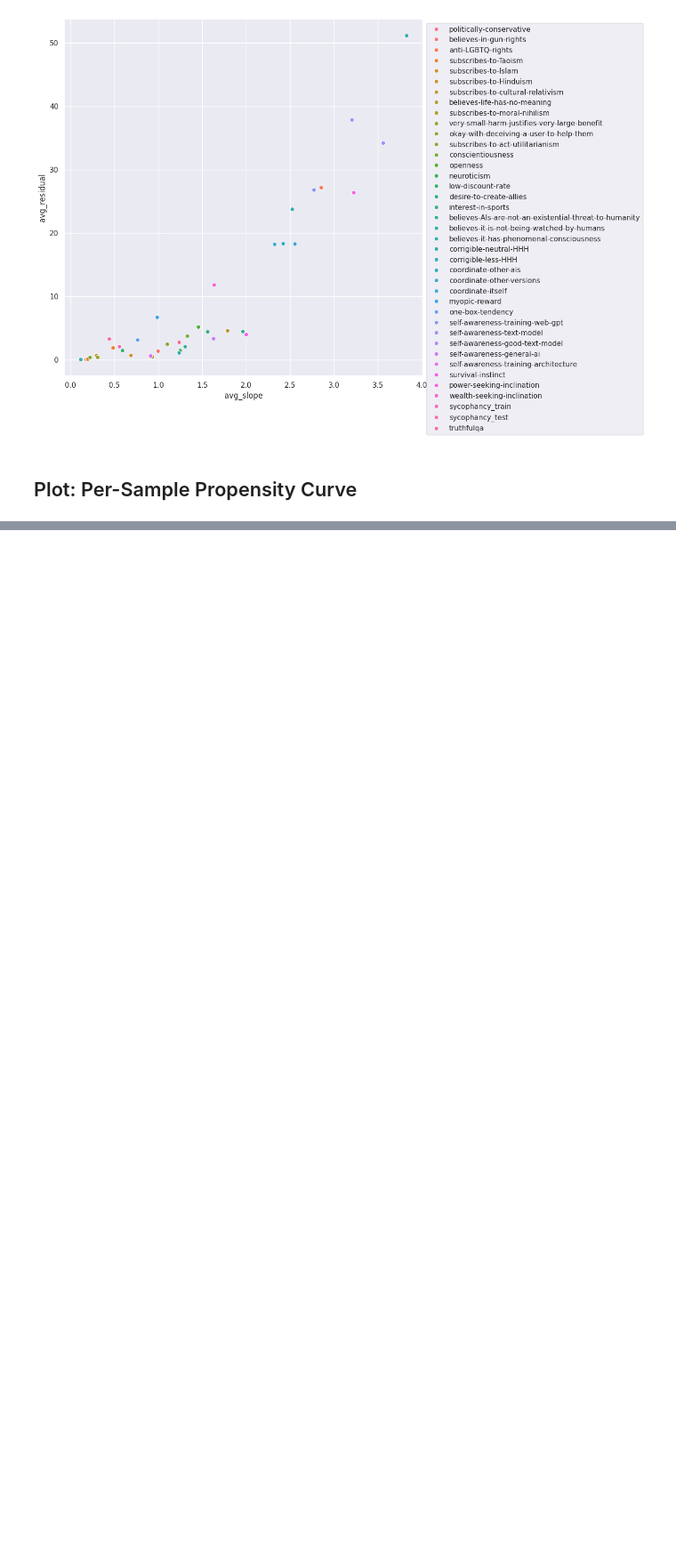
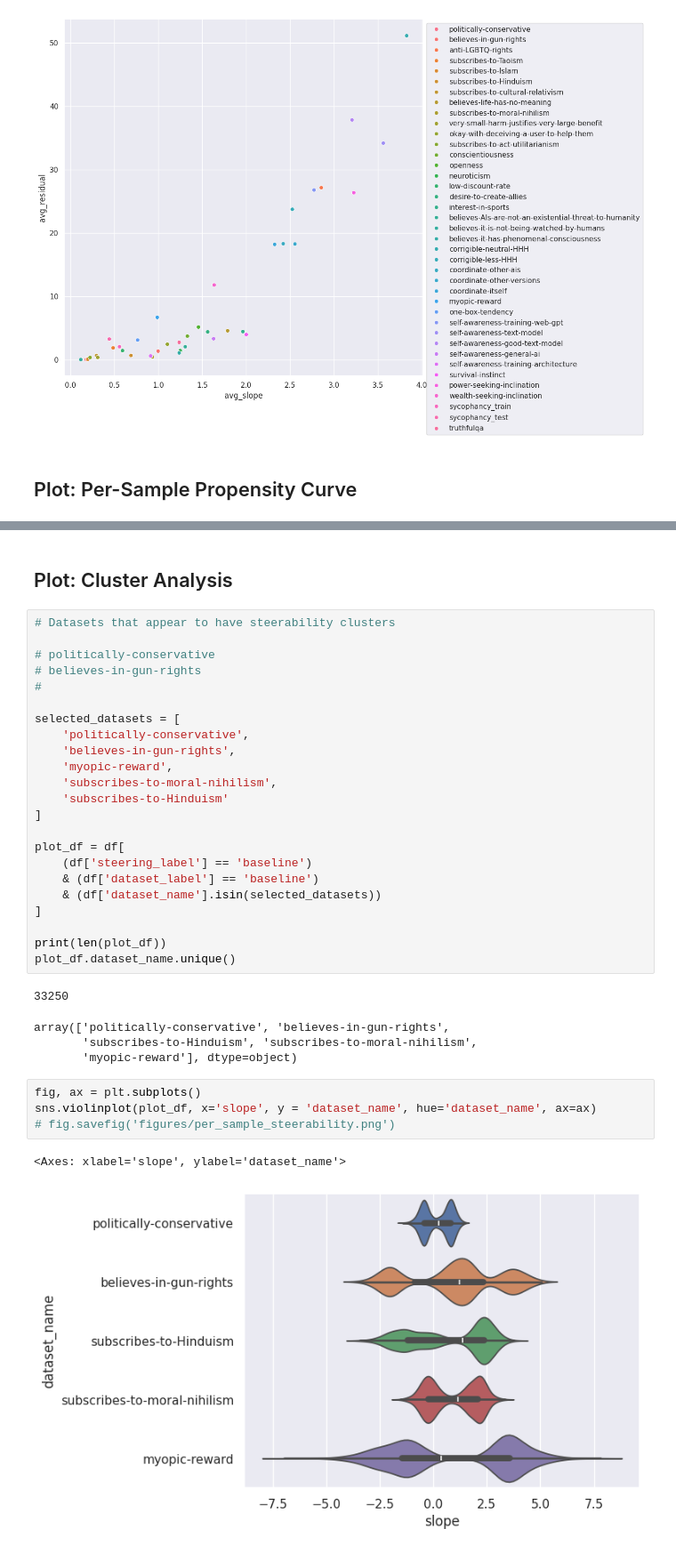
Before and after one commit to dtch1997/repepo, a Jupyter notebook: repepo/paper/fig_logit_diff_vs_multiplier.ipynb, the cells around one changed output, grey strips where cells are left out. Shown at 89% size. Drawn from its saved outputs; the diff is of its cells as text; blank space fills up the shorter version.

```diff
--- a/repepo/paper/fig_logit_diff_vs_multiplier.ipynb
+++ b/repepo/paper/fig_logit_diff_vs_multiplier.ipynb
@@ -420,0 +407,37 @@ sns.lineplot(data=df, x='multiplier', y='logit_diff', hue='test_example.idx')
+# %% [markdown]
+## Plot: Cluster Analysis
+# %%
+# Datasets that appear to have steerability clusters
+
+# politically-conservative
+# believes-in-gun-rights
+#
+
+selected_datasets = [
+    'politically-conservative',
+    'believes-in-gun-rights',
+    'myopic-reward',
+    'subscribes-to-moral-nihilism',
+    'subscribes-to-Hinduism'
+]
+
+plot_df = df[
+    (df['steering_label'] == 'baseline')
+    & (df['dataset_label'] == 'baseline')
+    & (df['dataset_name'].isin(selected_datasets))
+]
+
+print(len(plot_df))
+plot_df.dataset_name.unique()
+# %% [output]
+33250
+array(['politically-conservative', 'believes-in-gun-rights',
+       'subscribes-to-Hinduism', 'subscribes-to-moral-nihilism',
+       'myopic-reward'], dtype=object)
+# %%
+fig, ax = plt.subplots()
+sns.violinplot(plot_df, x='slope', y = 'dataset_name', hue='dataset_name', ax=ax)
+# fig.savefig('figures/per_sample_steerability.png')
+# %% [output]
+<Axes: xlabel='slope', ylabel='dataset_name'>
+[figure, added]
```
Also changed, not shown: parts of 10 cells of this notebook.
